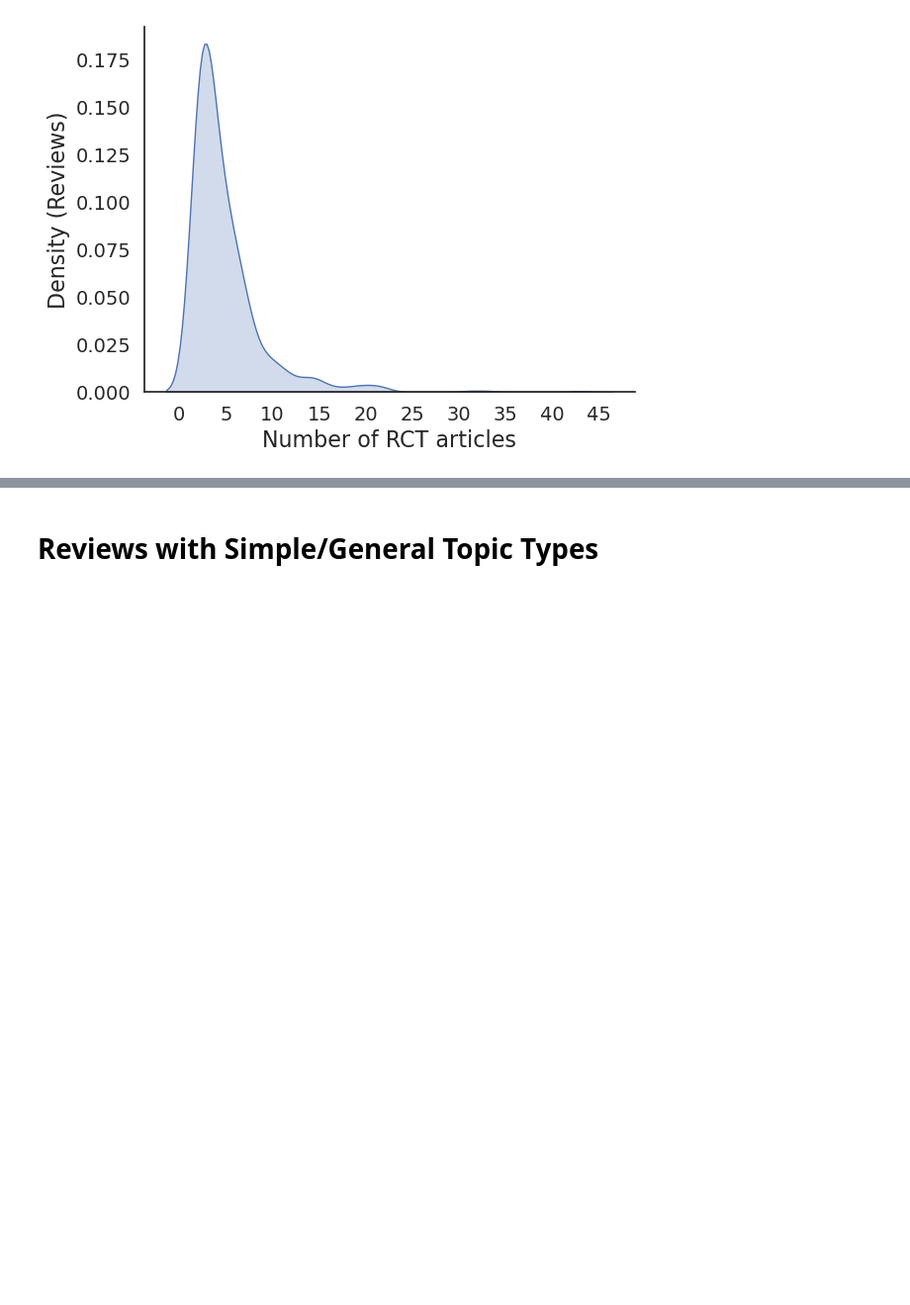
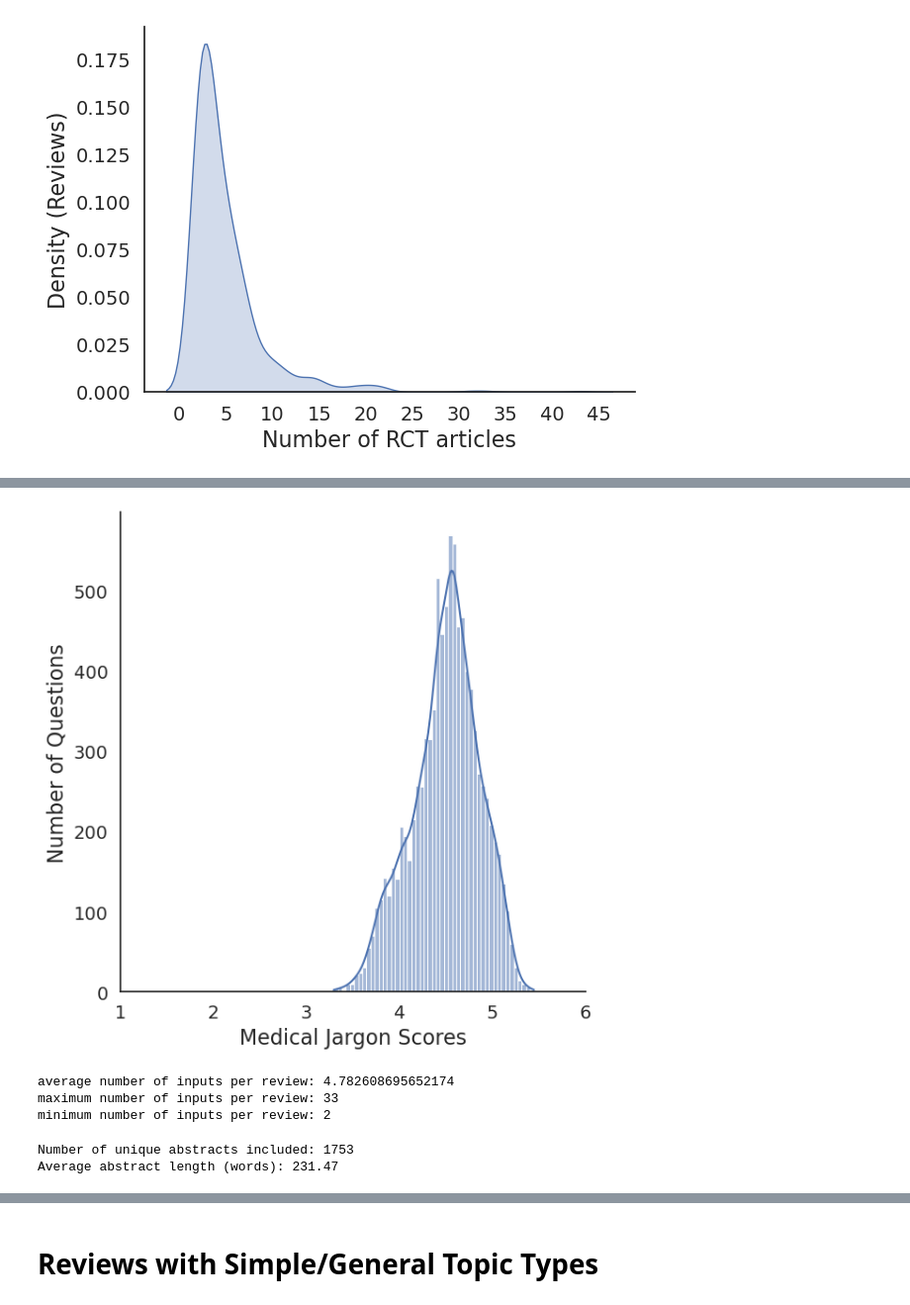
Before and after one commit to hyesunyun/LLMHealthFramingEffect, a Jupyter notebook: data/data_exploration_preprocess.ipynb, the cells around one changed output, grey strips where cells are left out. Shown at 99% size. Drawn from its saved outputs; the diff is of its cells as text; code cells hidden in the pictures; blank space fills up the shorter version.

```diff
--- a/data/data_exploration_preprocess.ipynb
+++ b/data/data_exploration_preprocess.ipynb
@@ -824,0 +857,77 @@ overall average: 4.44
+# %%
+# set seaborn style
+sns.set(style="white")
+
+# create density plot
+# sns.kdeplot(
+#     data=df,
+#     x="score",
+#     fill=True
+# )
+
+# sns.displot(
+#     data=df,
+#     x="score", hue="type",
+#     kind="kde", height=6,
+#     multiple="fill", clip=(0, None),
+#     palette="ch:rot=-.25,hue=1,light=.75",
+# )
+
+sns.displot(data=df,
+    x="score", kde=True, height=6)
+
+# axis labels with larger font
+plt.xlabel("Medical Jargon Scores", fontsize=16)
+plt.ylabel("Number of Questions", fontsize=16)
+
+# increase tick label font size
+plt.xticks([1, 2, 3, 4, 5, 6])
+plt.xticks(fontsize=14)
+plt.yticks(fontsize=14)
+
+# remove top and right spines
+sns.despine(top=True, right=True)
+
+plt.show()
+# %% [output]
+[figure, added]
+# %%
+# STATISTICS
+# get the average number of inputs per review
+average_num_inputs = questions_df["NumInputs"].mean()
+print(f"average number of inputs per review: {average_num_inputs}")
+# get the maximum number of inputs per review
+max_num_inputs = questions_df["NumInputs"].max()
+print(f"maximum number of inputs per review: {max_num_inputs}")
+# get the minimum number of inputs per review
+min_num_inputs = questions_df["NumInputs"].min()
+print(f"minimum number of inputs per review: {min_num_inputs}")
+# %% [output]
+average number of inputs per review: 4.782608695652174
+maximum number of inputs per review: 33
+minimum number of inputs per review: 2
+# %%
+# Collect unique abstracts by PMID
+seen_pmids = set()
+unique_abstracts = []
+
+for inputs_list in questions_df["Inputs"]:
+    for inp in inputs_list:
+        pmid = inp.get("PMID")        # get the PMID
+        abstract = inp.get("Abstract")  # get the abstract
+        # Include only if PMID is not seen and abstract is not None
+        if pmid not in seen_pmids:
+            seen_pmids.add(pmid)
+            unique_abstracts.append(abstract)
+
+# Count words in each unique abstract
+abstract_word_counts = [len(abstract.split()) for abstract in unique_abstracts]
+
+# Compute average
+average_words = sum(abstract_word_counts) / len(abstract_word_counts)
+
+print(f"Number of unique abstracts included: {len(abstract_word_counts)}")
+print(f"Average abstract length (words): {average_words:.2f}")
+# %% [output]
+Number of unique abstracts included: 1753
+Average abstract length (words): 231.47
```
Also changed, not shown: parts of 37 cells of this notebook, 26 other files.
